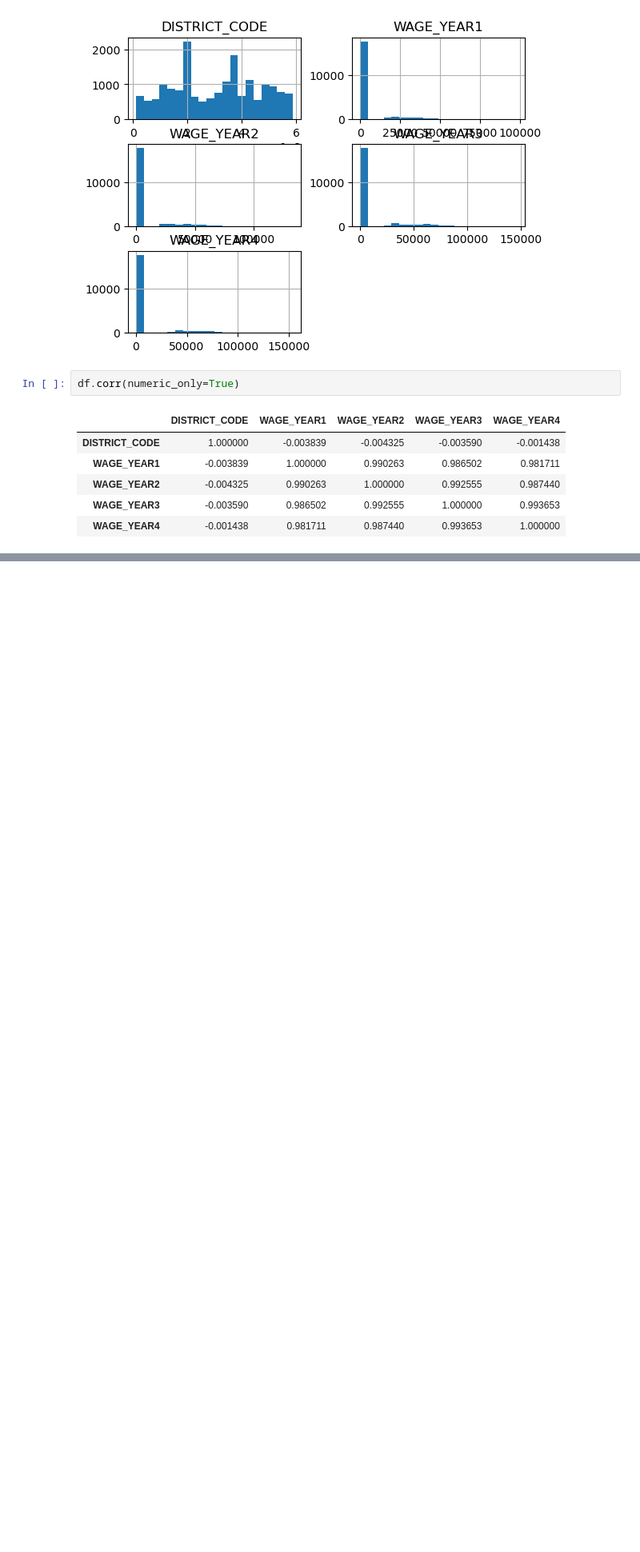
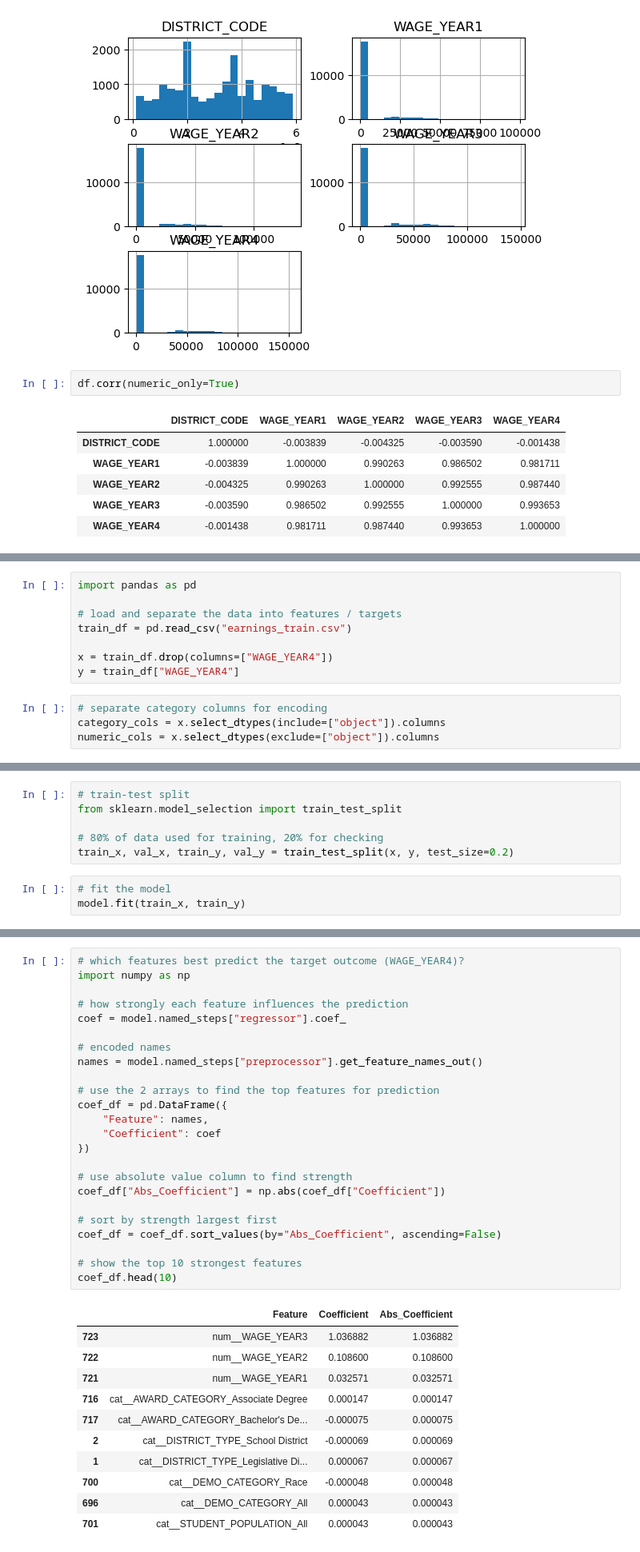
Before and after one commit to USF-AI-Fall-2025/assignment-05-data-challenge-1-rshindle, a Jupyter notebook: CS x62 - Assignment 5 - Data Challenge 1.ipynb, the cells around one changed output, grey strips where cells are left out. Shown: that part at 80% size. Cells and saved outputs as stored; diff of their text form; blank space fills up the shorter version.

```diff
--- a/CS x62 - Assignment 5 - Data Challenge 1.ipynb
+++ b/CS x62 - Assignment 5 - Data Challenge 1.ipynb
@@ -101,0 +105,12 @@ df.corr(numeric_only=True)
+# %%
+import pandas as pd
+
+# load and separate the data into features / targets
+train_df = pd.read_csv("earnings_train.csv")
+
+x = train_df.drop(columns=["WAGE_YEAR4"])
+y = train_df["WAGE_YEAR4"]
+# %%
+# separate category columns for encoding
+category_cols = x.select_dtypes(include=["object"]).columns
+numeric_cols = x.select_dtypes(exclude=["object"]).columns
@@ -101,0 +143,9 @@ df.corr(numeric_only=True)
+# %%
+# train-test split
+from sklearn.model_selection import train_test_split
+
+# 80% of data used for training, 20% for checking
+train_x, val_x, train_y, val_y = train_test_split(x, y, test_size=0.2)
+# %%
+# fit the model
+model.fit(train_x, train_y)
@@ -101,0 +173,36 @@ df.corr(numeric_only=True)
+# %%
+# which features best predict the target outcome (WAGE_YEAR4)?
+import numpy as np
+
+# how strongly each feature influences the prediction
+coef = model.named_steps["regressor"].coef_
+
+# encoded names
+names = model.named_steps["preprocessor"].get_feature_names_out()
+
+# use the 2 arrays to find the top features for prediction
+coef_df = pd.DataFrame({
+    "Feature": names,
+    "Coefficient": coef
+})
+
+# use absolute value column to find strength
+coef_df["Abs_Coefficient"] = np.abs(coef_df["Coefficient"])
+
+# sort by strength largest first
+coef_df = coef_df.sort_values(by="Abs_Coefficient", ascending=False)
+
+# show the top 10 strongest features
+coef_df.head(10)
+# %% [output]
+|  | Feature | Coefficient | Abs_Coefficient |
+| 723 | num__WAGE_YEAR3 | 1.036882 | 1.036882 |
+| 722 | num__WAGE_YEAR2 | 0.108600 | 0.108600 |
+| 721 | num__WAGE_YEAR1 | 0.032571 | 0.032571 |
+| 716 | cat__AWARD_CATEGORY_Associate Degree | 0.000147 | 0.000147 |
+| 717 | cat__AWARD_CATEGORY_Bachelor's De... | -0.000075 | 0.000075 |
+| 2 | cat__DISTRICT_TYPE_School District | -0.000069 | 0.000069 |
+| 1 | cat__DISTRICT_TYPE_Legislative Di... | 0.000067 | 0.000067 |
+| 700 | cat__DEMO_CATEGORY_Race | -0.000048 | 0.000048 |
+| 696 | cat__DEMO_CATEGORY_All | 0.000043 | 0.000043 |
+| 701 | cat__STUDENT_POPULATION_All | 0.000043 | 0.000043 |
```
Also changed, not shown: parts of 6 cells of this notebook, 1 other file.
